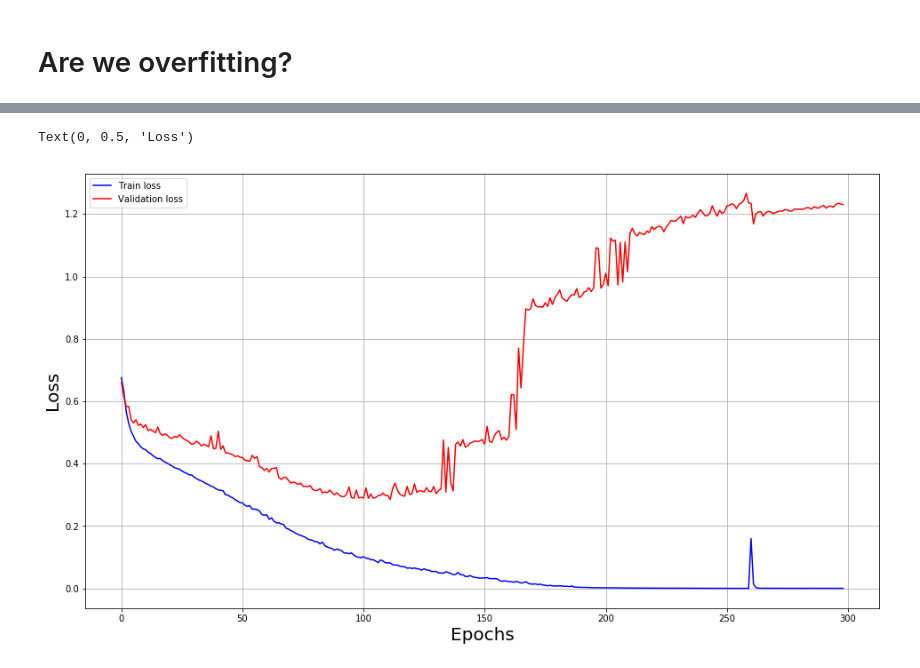
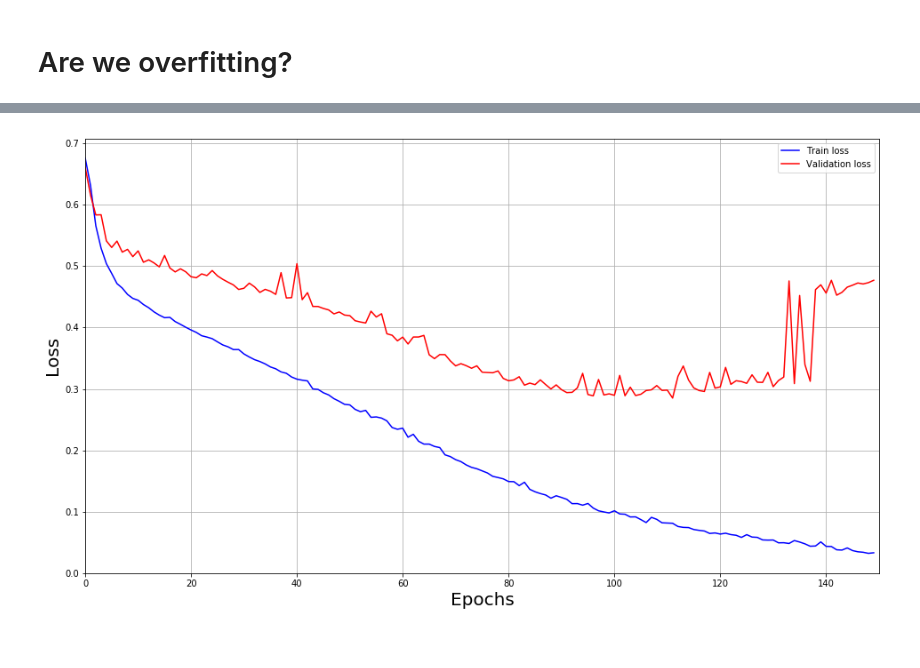
Before and after one commit to RadwanNadia/BrainMRIDetectionProject, a Jupyter notebook: MRI-BRAINTUMOUR-PROJECT-Nadia Radwan .ipynb, the cells around one changed output, grey strips where cells are left out. Cells and saved outputs as stored; diff of their text form; code cells hidden in the pictures.

```diff
--- a/MRI-BRAINTUMOUR-PROJECT-Nadia Radwan .ipynb
+++ b/MRI-BRAINTUMOUR-PROJECT-Nadia Radwan .ipynb
@@ -834,2 +769,0 @@ plt.imshow(img.reshape(128,128,3))
-# %%
-img = torch.from_numpy(img).to(device)
@@ -840,3 +769,0 @@ torch.Size([3, 128, 128])
-# %%
-img = img.unsqueeze(0)
-img.shape
@@ -861,18 +769,0 @@ outputs = results
-# %%
-#go through the outputs and visualize them
-#create a figure for each layer
-for num_layer in range(len(outputs)):
-    plt.figure(figsize=(50, 10))
-    layer_viz = outputs[num_layer].squeeze()
-    print("Layer ",num_layer+1)
-    for i, f in enumerate(layer_viz):
-        #create subplots to print each feature map
-        plt.subplot(2, 8, i + 1)
-        plt.imshow(f.detach().cpu().numpy())
-        plt.axis("off")
-    plt.show()
-    plt.close()
-
-
-    #prints what the filters were looking through -- what pattenrs they are looking for -- brighter the colour
-    #, the more the filter is looking through
@@ -993,7 +879,7 @@ epoch_train_loss = []
 epoch_val_loss = []
 # %%
 
-for epoch in range(1,300):
+for epoch in range(1,):
     #keep track of losses of each of the data samples
     train_losses = []
     # train for the current epoch
@@ -1063,14 +945,22 @@ Train Epoch: 300        Train Loss: 0.000134    Val Loss: 1.230527
 # %%
 
 #visualize the losses
 
-plt.figure(figsize=(16,9))
+# Slice the data to include only the first 150 epochs
+epoch_train_loss = epoch_train_loss[:150]
+epoch_val_loss = epoch_val_loss[:150]
+
+plt.figure(figsize=(16, 9))
 plt.plot(epoch_train_loss, c='b', label='Train loss')
-plt.plot(epoch_val_loss, c='r', label = 'Validation loss')
+plt.plot(epoch_val_loss, c='r', label='Validation loss')
 plt.legend()
 plt.grid()
 plt.xlabel('Epochs', fontsize=20)
 plt.ylabel('Loss', fontsize=20)
+
+# Set the x-axis limit to 150
+plt.xlim(0, 150)
+
+plt.show()
 # %% [output]
-Text(0, 0.5, 'Loss')
-[figure, old version]
+[figure, new version]
```
Also changed, not shown: parts of 55 cells of this notebook.
